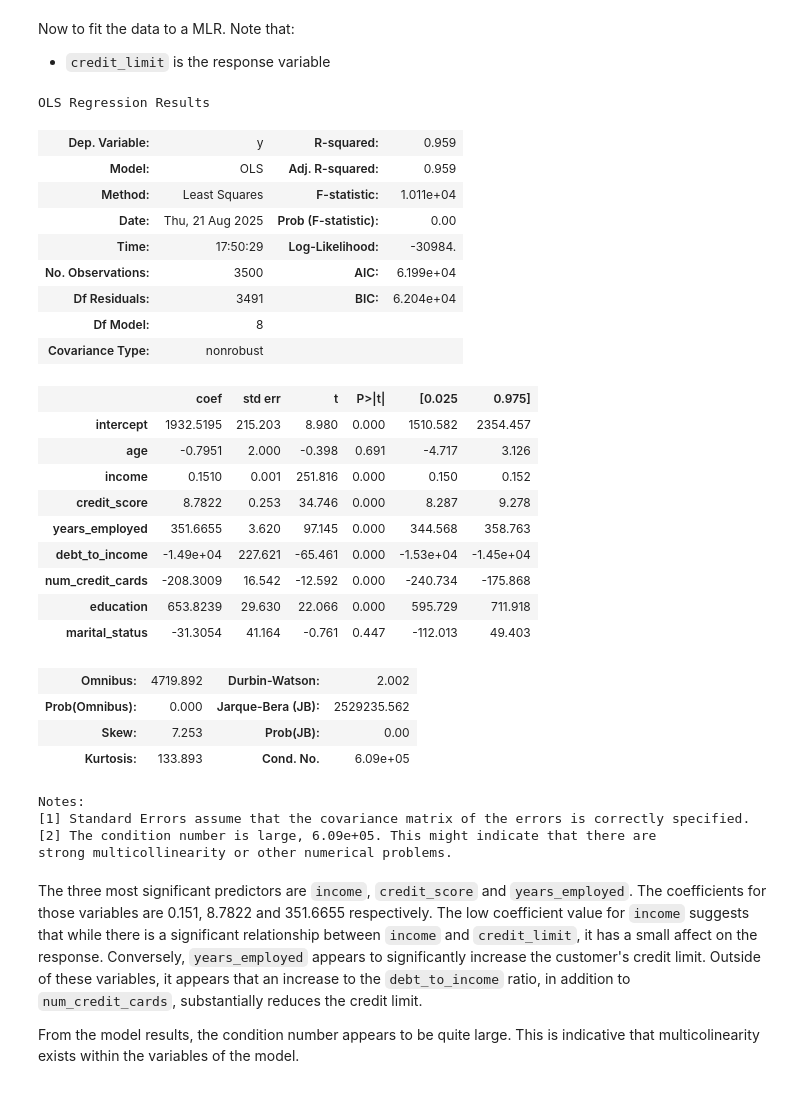
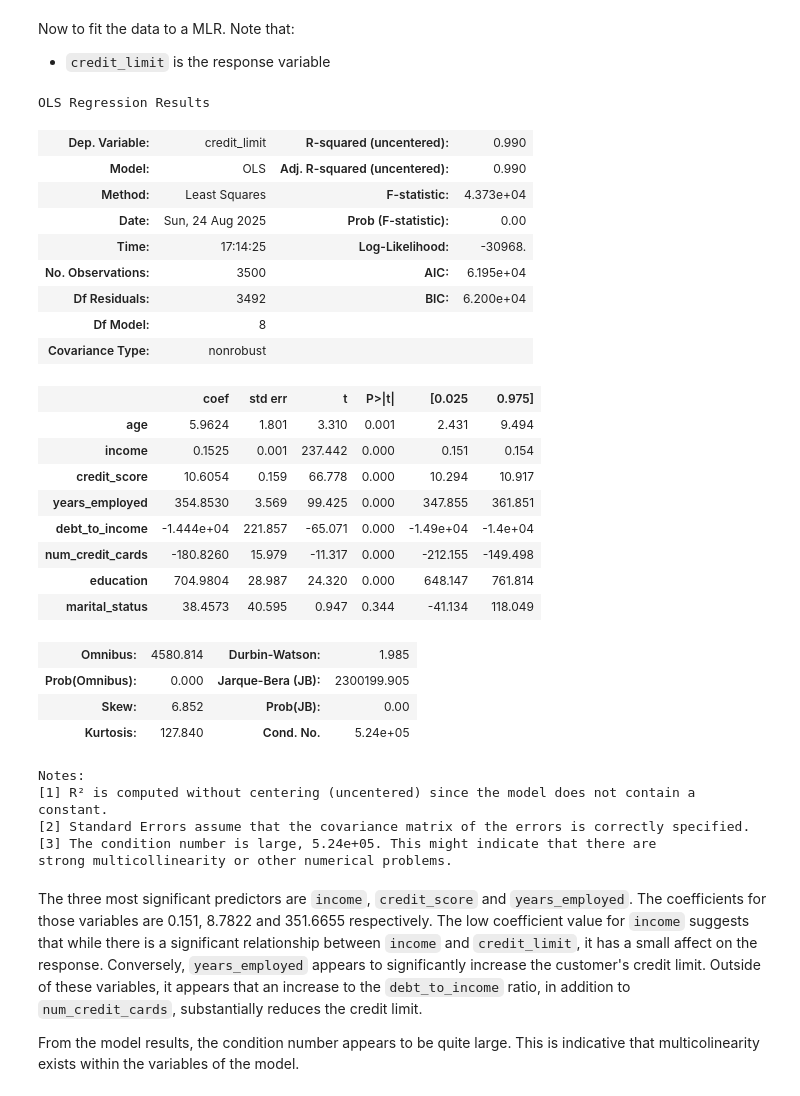
Before and after one commit to aidanlockwood20/MXN442-Codebase, a Jupyter notebook: assignments/assignment_1/assignment_1.ipynb, the cells around one changed output. Saved outputs shown, nothing was run; the diff lists cells and outputs as text; code cells hidden in the pictures.

```diff
--- a/assignments/assignment_1/assignment_1.ipynb
+++ b/assignments/assignment_1/assignment_1.ipynb
@@ -104,9 +108,5 @@ The mean imputation has been completed.
 # %% [markdown]
 Now time to split data into training and test splits, then generate a multiple linear regression model, fitting it to the training data.
 # %%
-df_size = df.shape[0]
-
-training_size = int(df_size * 0.7)
-
-training_data = df[0:training_size]
-test_data = df[training_size:]
+q1_data = df.drop(columns = ['credit_limit', 'loan_default'])
+X_train, X_test, Y_train, Y_test = skm.train_test_split(q1_data, df['credit_limit'], test_size=0.3, random_state=42)
@@ -131,62 +131,56 @@ Now to fit the data to a MLR.
 Note that:
 - `credit_limit` is the response variable
 # %%
-training_predictors = training_data.columns.drop(['credit_limit', 'loan_default'])
+training_predictors = df.columns.drop(['credit_limit', 'loan_default'])
 
 train_design = MS(training_predictors)
-train_design = train_design.fit(training_data)
+train_design = train_design.fit(df)
 
-X = train_design.transform(training_data)
-X
 
-# Removing categorical variables from the scaling
-X_train = X.drop(columns=['education', 'marital_status'])
-X_train
 # Experimenting with adjusting the scaling of the variables
 scaler = StandardScaler()
 X_train_scaled = scaler.fit_transform(X_train)
 X_train_scaled = pd.DataFrame(X_train_scaled, columns=X_train.columns)
-X_train_scaled['education'] = training_data['education']
-X_train_scaled['marital_status'] = training_data['marital_status']
+X_train_scaled['education'] = df['education']
+X_train_scaled['marital_status'] = df['marital_status']
 
-X_train_scaled
-Y = np.array(training_data['credit_limit'])
-mlr_model = sm.OLS(Y, X)
+Y = np.array(df['credit_limit'])
+mlr_model = sm.OLS(Y_train, X_train)
 
-results = mlr_model.fit()
+mlr_results = mlr_model.fit()
 
-results.summary()
+mlr_results.summary()
 
 ## The result of standardising the X_train put the condition number to infinity
 ## Not standardising but adding all variables minus the response resulted in a large condition number
 # %% [output]
 OLS Regression Results
-| Dep. Variable: | y | R-squared: | 0.959 |
-| Model: | OLS | Adj. R-squared: | 0.959 |
-| Method: | Least Squares | F-statistic: | 1.011e+04 |
-| Date: | Thu, 21 Aug 2025 | Prob (F-statistic): | 0.00 |
-| Time: | 17:50:29 | Log-Likelihood: | -30984. |
-| No. Observations: | 3500 | AIC: | 6.199e+04 |
-| Df Residuals: | 3491 | BIC: | 6.204e+04 |
+| Dep. Variable: | credit_limit | R-squared (uncentered): | 0.990 |
+| Model: | OLS | Adj. R-squared (uncentered): | 0.990 |
+| Method: | Least Squares | F-statistic: | 4.373e+04 |
+| Date: | Sun, 24 Aug 2025 | Prob (F-statistic): | 0.00 |
+| Time: | 17:14:25 | Log-Likelihood: | -30968. |
+| No. Observations: | 3500 | AIC: | 6.195e+04 |
+| Df Residuals: | 3492 | BIC: | 6.200e+04 |
 | Df Model: | 8 |  |  |
 | Covariance Type: | nonrobust |  |  |
 |  | coef | std err | t | P>|t| | [0.025 | 0.975] |
-| intercept | 1932.5195 | 215.203 | 8.980 | 0.000 | 1510.582 | 2354.457 |
-| age | -0.7951 | 2.000 | -0.398 | 0.691 | -4.717 | 3.126 |
-| income | 0.1510 | 0.001 | 251.816 | 0.000 | 0.150 | 0.152 |
-| credit_score | 8.7822 | 0.253 | 34.746 | 0.000 | 8.287 | 9.278 |
-| years_employed | 351.6655 | 3.620 | 97.145 | 0.000 | 344.568 | 358.763 |
-| debt_to_income | -1.49e+04 | 227.621 | -65.461 | 0.000 | -1.53e+04 | -1.45e+04 |
-| num_credit_cards | -208.3009 | 16.542 | -12.592 | 0.000 | -240.734 | -175.868 |
-| education | 653.8239 | 29.630 | 22.066 | 0.000 | 595.729 | 711.918 |
-| marital_status | -31.3054 | 41.164 | -0.761 | 0.447 | -112.013 | 49.403 |
+| age | 5.9624 | 1.801 | 3.310 | 0.001 | 2.431 | 9.494 |
+| income | 0.1525 | 0.001 | 237.442 | 0.000 | 0.151 | 0.154 |
+| credit_score | 10.6054 | 0.159 | 66.778 | 0.000 | 10.294 | 10.917 |
+| years_employed | 354.8530 | 3.569 | 99.425 | 0.000 | 347.855 | 361.851 |
+| debt_to_income | -1.444e+04 | 221.857 | -65.071 | 0.000 | -1.49e+04 | -1.4e+04 |
+| num_credit_cards | -180.8260 | 15.979 | -11.317 | 0.000 | -212.155 | -149.498 |
+| education | 704.9804 | 28.987 | 24.320 | 0.000 | 648.147 | 761.814 |
+| marital_status | 38.4573 | 40.595 | 0.947 | 0.344 | -41.134 | 118.049 |
-| Omnibus: | 4719.892 | Durbin-Watson: | 2.002 |
-| Prob(Omnibus): | 0.000 | Jarque-Bera (JB): | 2529235.562 |
-| Skew: | 7.253 | Prob(JB): | 0.00 |
-| Kurtosis: | 133.893 | Cond. No. | 6.09e+05 |
+| Omnibus: | 4580.814 | Durbin-Watson: | 1.985 |
+| Prob(Omnibus): | 0.000 | Jarque-Bera (JB): | 2300199.905 |
+| Skew: | 6.852 | Prob(JB): | 0.00 |
+| Kurtosis: | 127.840 | Cond. No. | 5.24e+05 |
 Notes:
-[1] Standard Errors assume that the covariance matrix of the errors is correctly specified.
-[2] The condition number is large, 6.09e+05. This might indicate that there are
+[1] R² is computed without centering (uncentered) since the model does not contain a constant.
+[2] Standard Errors assume that the covariance matrix of the errors is correctly specified.
+[3] The condition number is large, 5.24e+05. This might indicate that there are
 strong multicollinearity or other numerical problems.
 # %% [markdown]
 The three most significant predictors are `income`, `credit_score` and `years_employed`. The coefficients for those variables are 0.151, 8.7822 and 351.6655 respectively. The low coefficient value for `income` suggests that while there is a significant relationship between `income` and `credit_limit`, it has a small affect on the response. Conversely, `years_employed` appears to significantly increase the customer's credit limit. Outside of these variables, it appears that an increase to the `debt_to_income` ratio, in addition to `num_credit_cards`, substantially reduces the credit limit.
```
Also changed, not shown: parts of 76 cells of this notebook, 5 other files.
